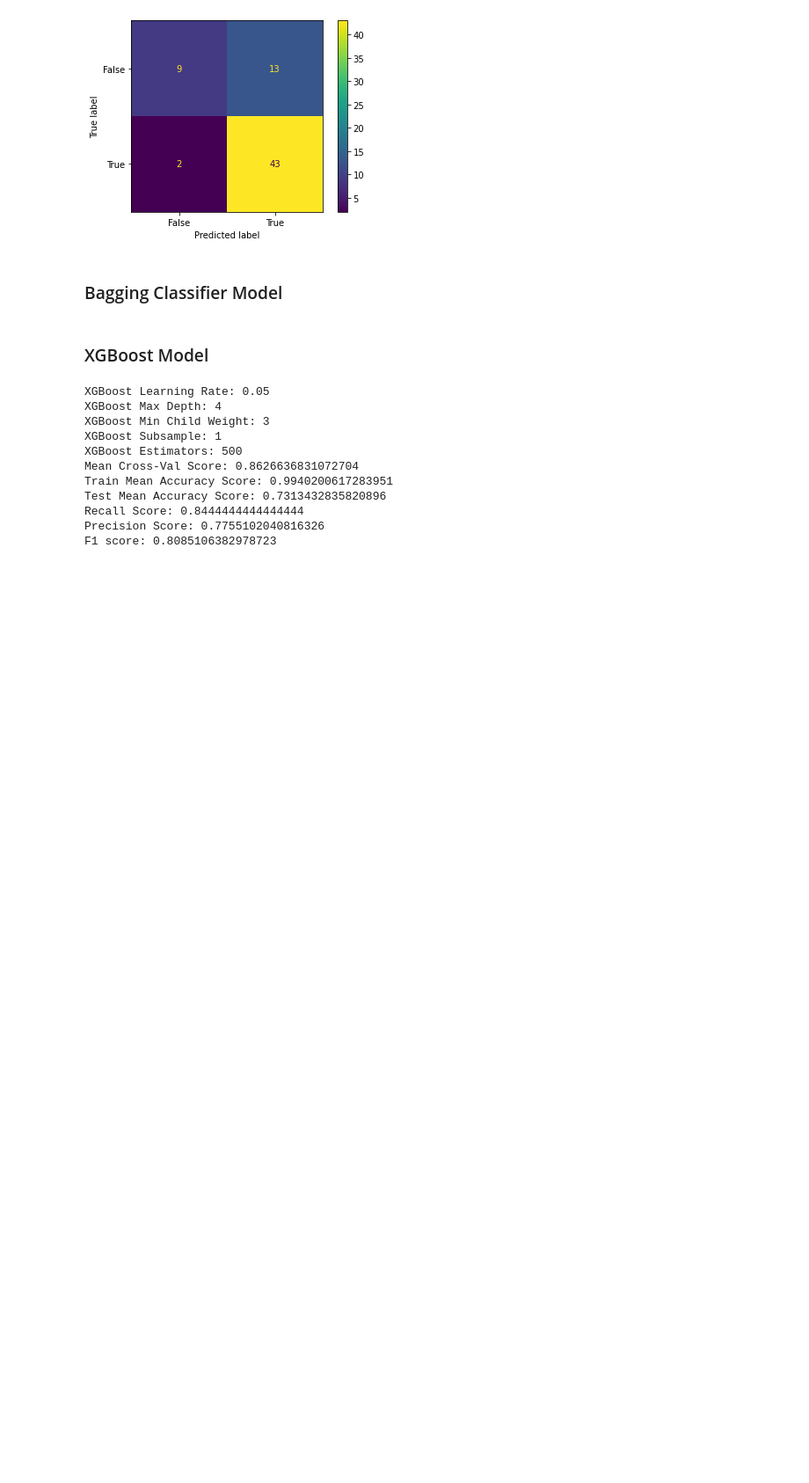
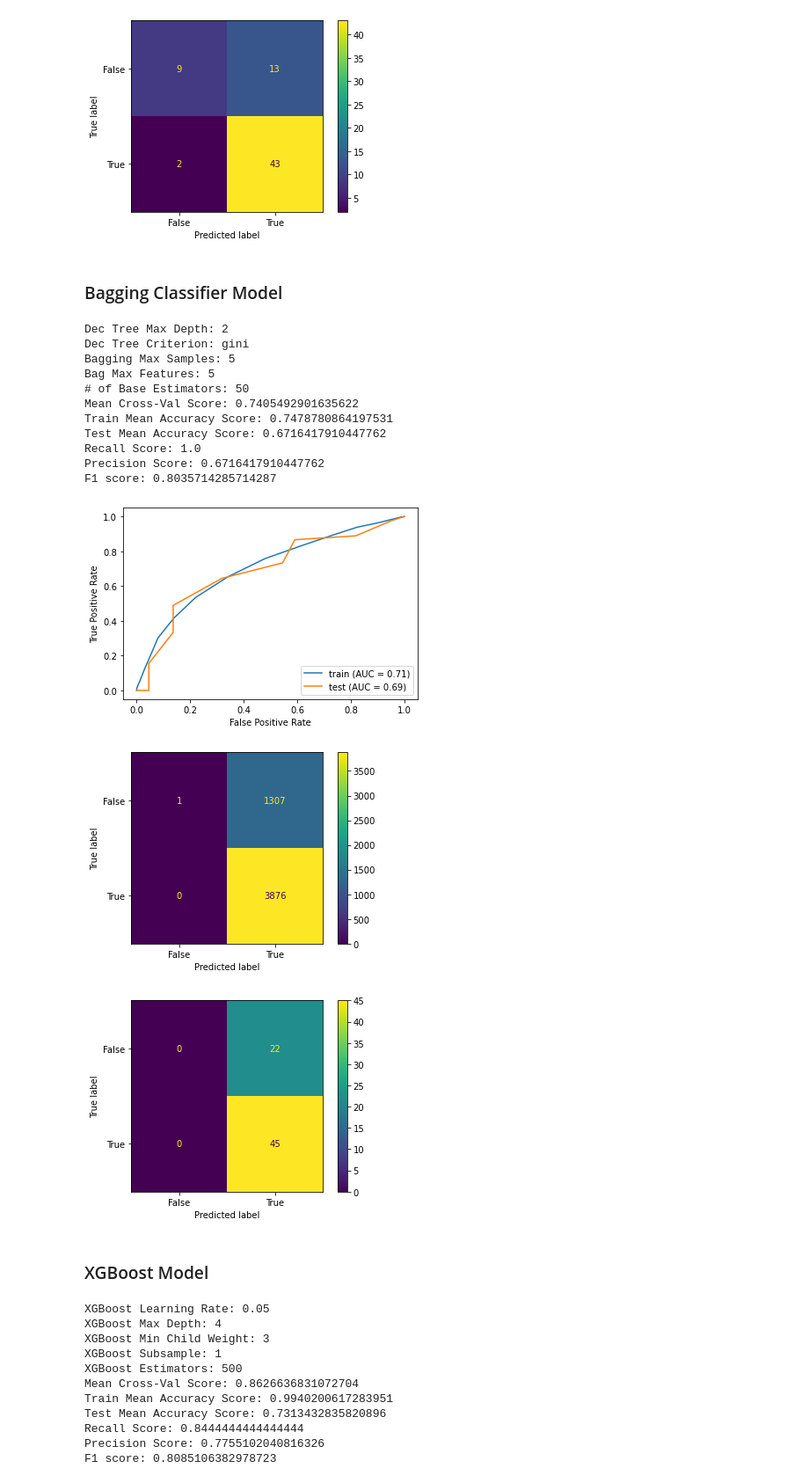
Before and after one commit to MatthewR1021/Machine-Learning-Madness, a Jupyter notebook: MAIN_Notebook.ipynb, the cells around one changed output. Shown: that part at 88% size. Saved outputs shown, nothing was run; the diff lists cells and outputs as text; code cells hidden in the pictures; blank space fills up the shorter version.

```diff
--- a/MAIN_Notebook.ipynb
+++ b/MAIN_Notebook.ipynb
@@ -500,7 +528,22 @@ F1 score: 0.8514851485148515
 ### Bagging Classifier Model
 # %%
 #Call our bagging classifier function on data
-#bagged(X_train, X_test, y_train, y_test, cv=5)
+bagged(X_train, X_test, y_train, y_test, cv=5)
+# %% [output]
+Dec Tree Max Depth: 2
+Dec Tree Criterion: gini
+Bagging Max Samples: 5
+Bag Max Features: 5
+# of Base Estimators: 50
+Mean Cross-Val Score: 0.7405492901635622
+Train Mean Accuracy Score: 0.7478780864197531
+Test Mean Accuracy Score: 0.6716417910447762
+Recall Score: 1.0
+Precision Score: 0.6716417910447762
+F1 score: 0.8035714285714287
+[figure, added]
+[figure, added]
+[figure, added]
 # %% [markdown]
 ### XGBoost Model
 # %%
```
Also changed, not shown: parts of 5 cells of this notebook, 2 other files.
